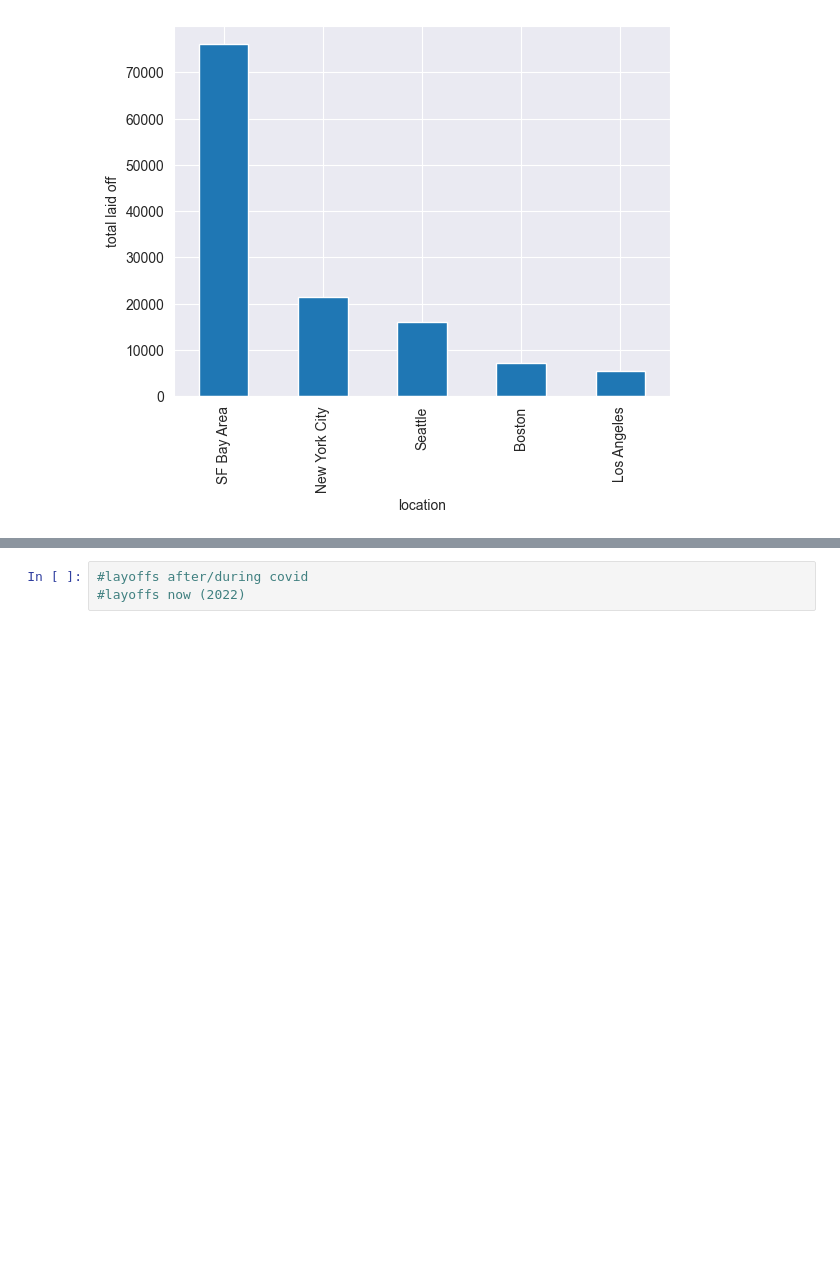
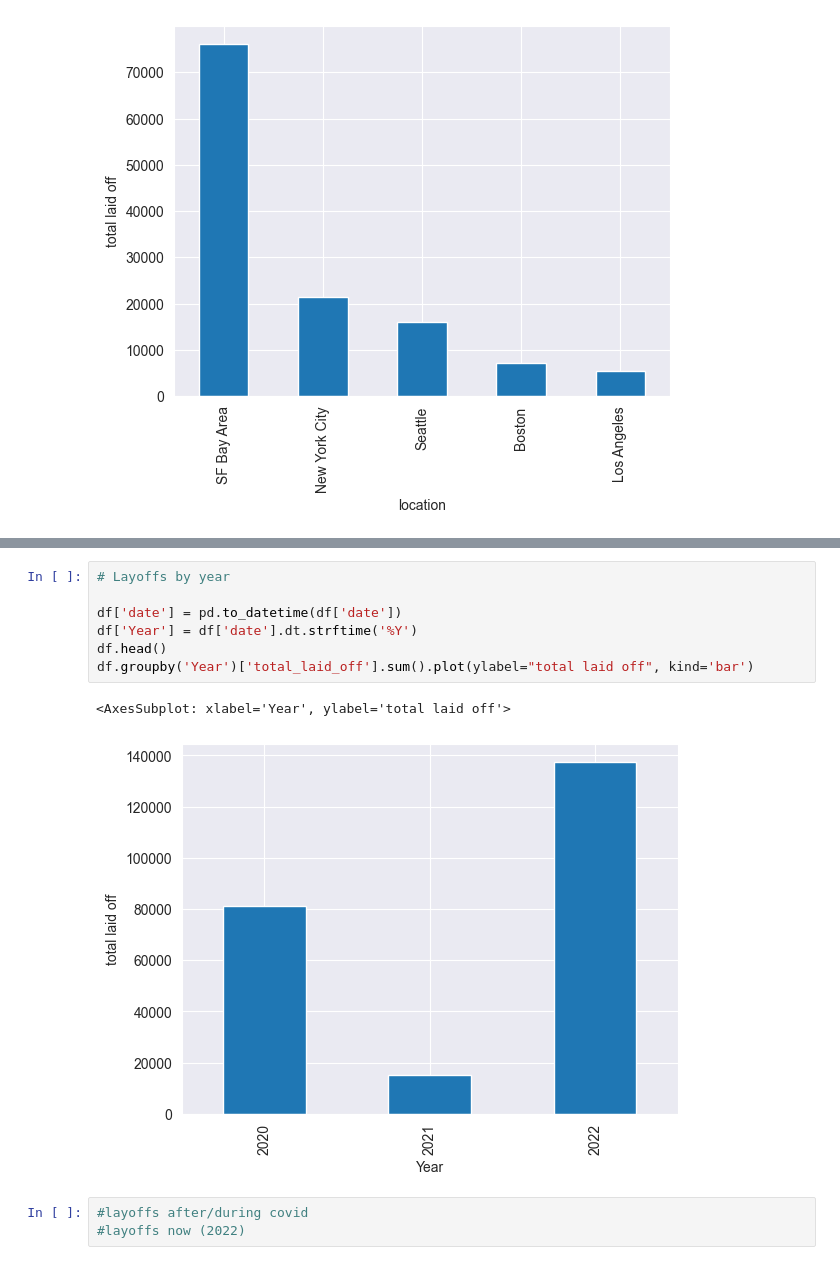
Before and after one commit to dolancode/info450, a Jupyter notebook: BDSFinalProject-master/final.ipynb, the cells around one changed output, grey strips where cells are left out. Cells and saved outputs as stored; diff of their text form; blank space fills up the shorter version.

```diff
--- a/BDSFinalProject-master/final.ipynb
+++ b/BDSFinalProject-master/final.ipynb
@@ -88,3 +90,13 @@ df.head()
+# %%
+# Layoffs by year
+
+df['date'] = pd.to_datetime(df['date'])
+df['Year'] = df['date'].dt.strftime('%Y')
+df.head()
+df.groupby('Year')['total_laid_off'].sum().plot(ylabel="total laid off", kind='bar')
+# %% [output]
+<AxesSubplot: xlabel='Year', ylabel='total laid off'>
+[figure, added]
 # %%
 #layoffs after/during covid
 #layoffs now (2022)
```
Also changed, not shown: parts of 7 cells of this notebook, 1 other file.
